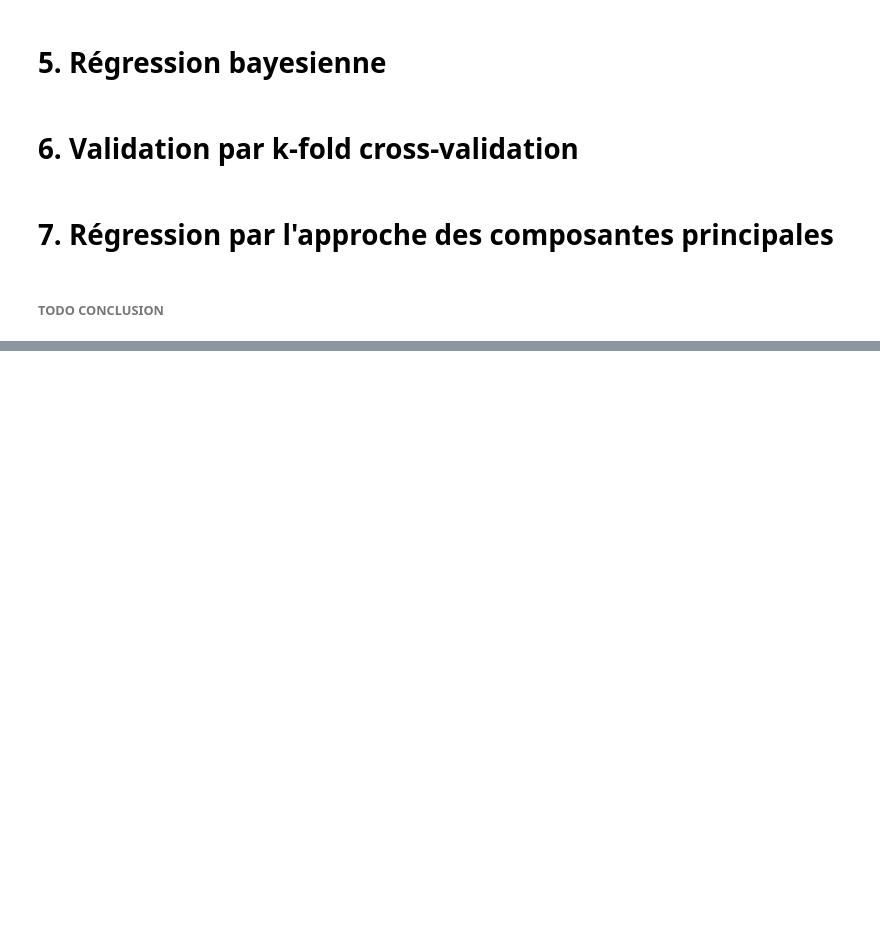
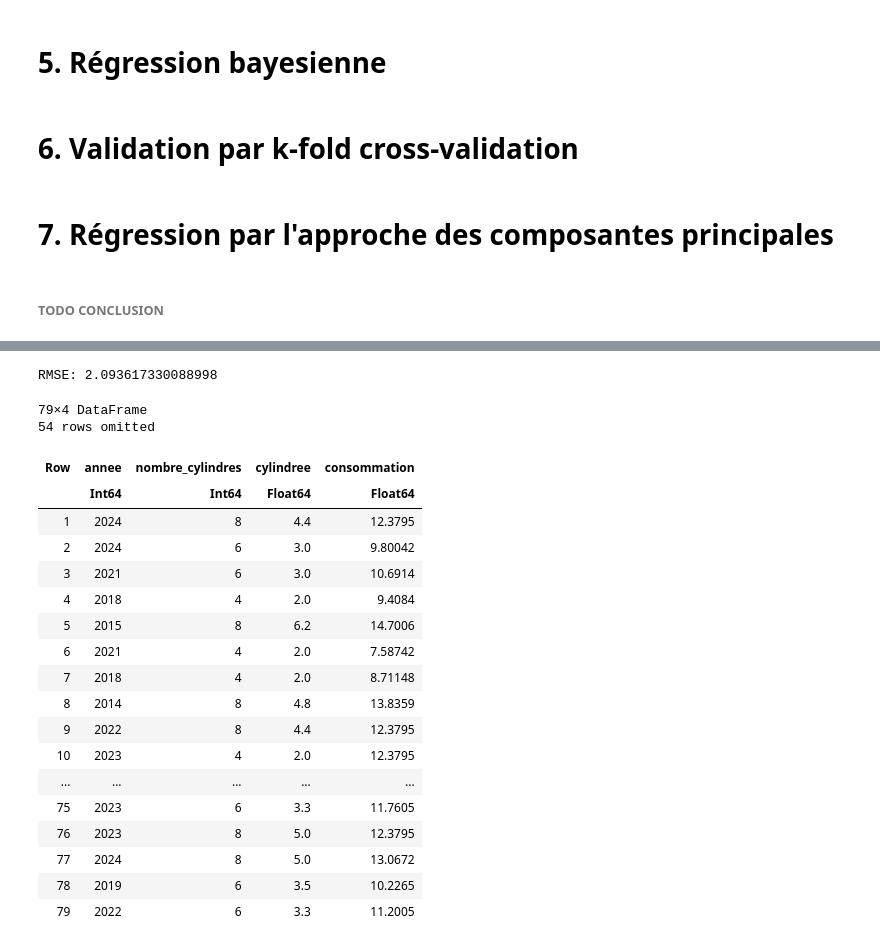
Before and after one commit to Colavita/Prediction-consommation-carburant, a Jupyter notebook: notebooks/projet_equipe_R.ipynb, the cells around one changed output, grey strips where cells are left out. Saved outputs shown, nothing was run; the diff lists cells and outputs as text; code cells hidden in the pictures; blank space fills up the shorter version.

```diff
--- a/notebooks/projet_equipe_R.ipynb
+++ b/notebooks/projet_equipe_R.ipynb
@@ -1063,7 +1016,7 @@ for col in [:cylindree, :consommation]
     valid[!, col] = safe_parse_float.(valid[!, col])
 end
 
-for col in [:cylindree]
+for col in [:cylindree,]
     test[!, col] = replace.(test[!, col], "," => ".")
     test[!, col] = safe_parse_float.(test[!, col])
 end
@@ -1257,3 +1160,80 @@ println("RMSE: ", rmse)
+# %%
+# approche de pupuce
+# données ne sont pas standartisées ni one hot encoded
+#y = train.consommation
+#X = train[:, Not([:consommation])]
+
+#X = Matrix(X)
+#y = Vector(y)
+
+pca_model = fit(PCA, X, maxoutdim=8)
+
+# La PCA est appliquée aux données non standardisées
+# Cela revient à entraîner le modèle sur une version approximative
+#des données d'origine, ce qui peut réintroduire la multicolinéarité et annuler certains avantages de la PCA.
+Yte = predict(pca_model, X)
+Xr = reconstruct(pca_model, Yte)
+
+model = lm(Xr, y)
+consommation = valid.consommation
+select!(valid, Not(:consommation));
+#X_valid = Matrix{Float64}(valid);
+valid_prediction = predict(model, X_valid)
+
+mean_prediction = mean(skipmissing(valid_prediction))
+
+valid_prediction = coalesce.(valid_prediction, mean_prediction)
+
+mean_actual = mean(skipmissing(consommation))
+actual_values = coalesce.(consommation, mean_actual)
+
+rmse = sqrt(mean((valid_prediction - actual_values).^2))
+println("RMSE: ", rmse)
+# %% [output]
+RMSE: 2.093617330088998
+# %%
+Random.seed!(1234) # For reproducibility
+
+# Split the data
+ntrain = round(Int, 0.8 * nrow(full_train))
+train_id = sample(1:nrow(full_train), ntrain; replace=false, ordered=true)
+valid_id = setdiff(1:nrow(full_train), train_id)
+
+train = full_train[train_id, :]
+valid = full_train[valid_id, :]
+
+# Data cleaning
+for col in [:cylindree, :consommation]
+    train[!, col] = replace.(train[!, col], "," => ".")
+    valid[!, col] = replace.(valid[!, col], "," => ".")
+    train[!, col] = safe_parse_float.(train[!, col])
+    valid[!, col] = safe_parse_float.(valid[!, col])
+end
+
+# Drop unnecessary columns
+train = select(train, Not([:type, :transmission, :boite]))
+valid = select(valid, Not([:type, :transmission, :boite]))
+# %% [output]
+79×4 DataFrame
+54 rows omitted
+| Row | annee | nombre_cylindres | cylindree | consommation |
+|  | Int64 | Int64 | Float64 | Float64 |
+| 1 | 2024 | 8 | 4.4 | 12.3795 |
+| 2 | 2024 | 6 | 3.0 | 9.80042 |
+| 3 | 2021 | 6 | 3.0 | 10.6914 |
+| 4 | 2018 | 4 | 2.0 | 9.4084 |
+| 5 | 2015 | 8 | 6.2 | 14.7006 |
+| 6 | 2021 | 4 | 2.0 | 7.58742 |
+| 7 | 2018 | 4 | 2.0 | 8.71148 |
+| 8 | 2014 | 8 | 4.8 | 13.8359 |
+| 9 | 2022 | 8 | 4.4 | 12.3795 |
+| 10 | 2023 | 4 | 2.0 | 12.3795 |
+| ... | ... | ... | ... | ... |
+| 75 | 2023 | 6 | 3.3 | 11.7605 |
+| 76 | 2023 | 8 | 5.0 | 12.3795 |
+| 77 | 2024 | 8 | 5.0 | 13.0672 |
+| 78 | 2019 | 6 | 3.5 | 10.2265 |
+| 79 | 2022 | 6 | 3.3 | 11.2005 |
 # %%
 # approche de pupuce
 # données ne sont pas standartisées ni one hot encoded
```
Also changed, not shown: parts of 16 cells of this notebook.
